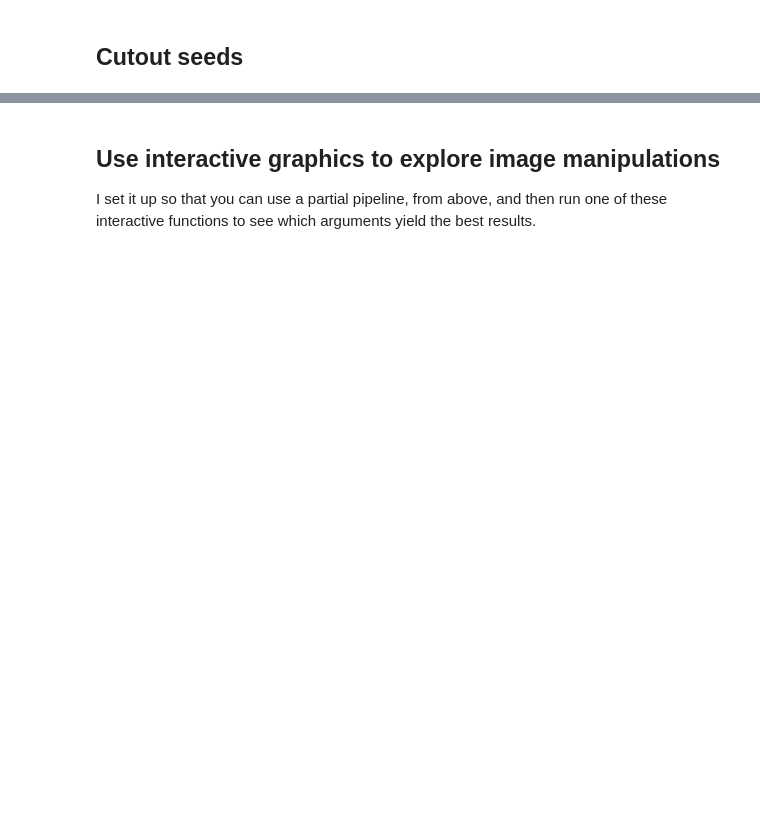
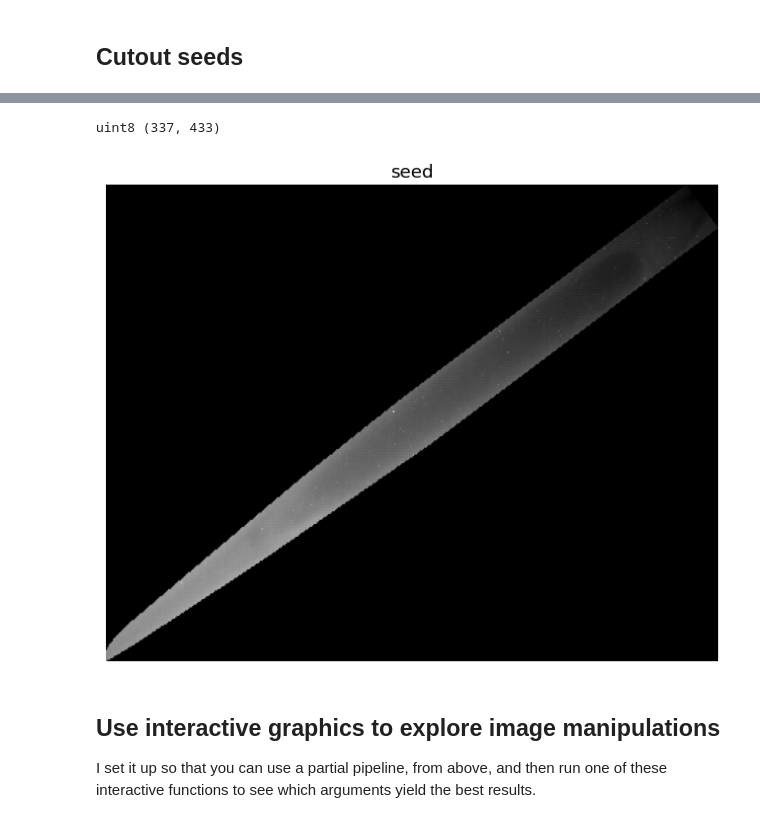
Before and after one commit to rafelafrance/segment_seeds, a Jupyter notebook: practice_segmenting.ipynb, the cells around one changed output, grey strips where cells are left out. Saved outputs shown, nothing was run; the diff lists cells and outputs as text; code cells hidden in the pictures; blank space fills up the shorter version.

```diff
--- a/practice_segmenting.ipynb
+++ b/practice_segmenting.ipynb
@@ -534,3 +558,34 @@ two_up(canvas, image, "Joined")
+# %%
+for seed in regionprops(labels):
+    if seed.area < SEED_THRESHOLD:
+        continue
+
+    tt, ll, bb, rr = seed.bbox
+
+    area = gray[tt:bb, ll:rr].copy()
+    area = exposure.rescale_intensity(area)
+
+    area *= seed.image_convex
+    # area[~seed.image_convex] = 0  # (0, 0, 0)
+
+    # unique, counts = np.unique(area, return_counts=True)
+    # print(list(zip(unique, counts)))
+
+    print(area.dtype, area.shape)
+
+    # print(area)
+    # break
+
+    fig, ax = plt.subplots(nrows=1, ncols=1, figsize=(8, 8))
+    ax.imshow(area, cmap=plt.cm.gray)
+    ax.set_title("seed")
+    ax.axis("off")
+
+    plt.show()
+    break
+# %% [output]
+uint8 (337, 433)
+[figure, added]
 # %% [markdown]
 ## Use interactive graphics to explore image manipulations
 
```
Also changed, not shown: parts of 13 cells of this notebook.
